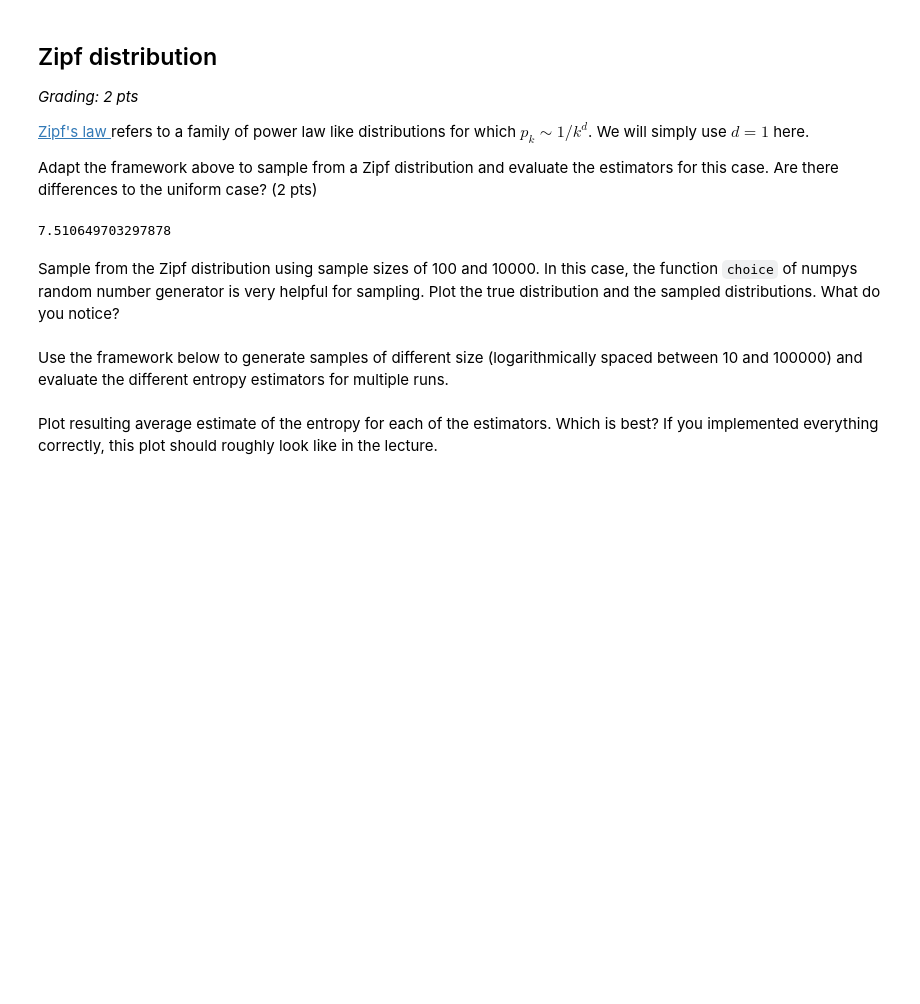
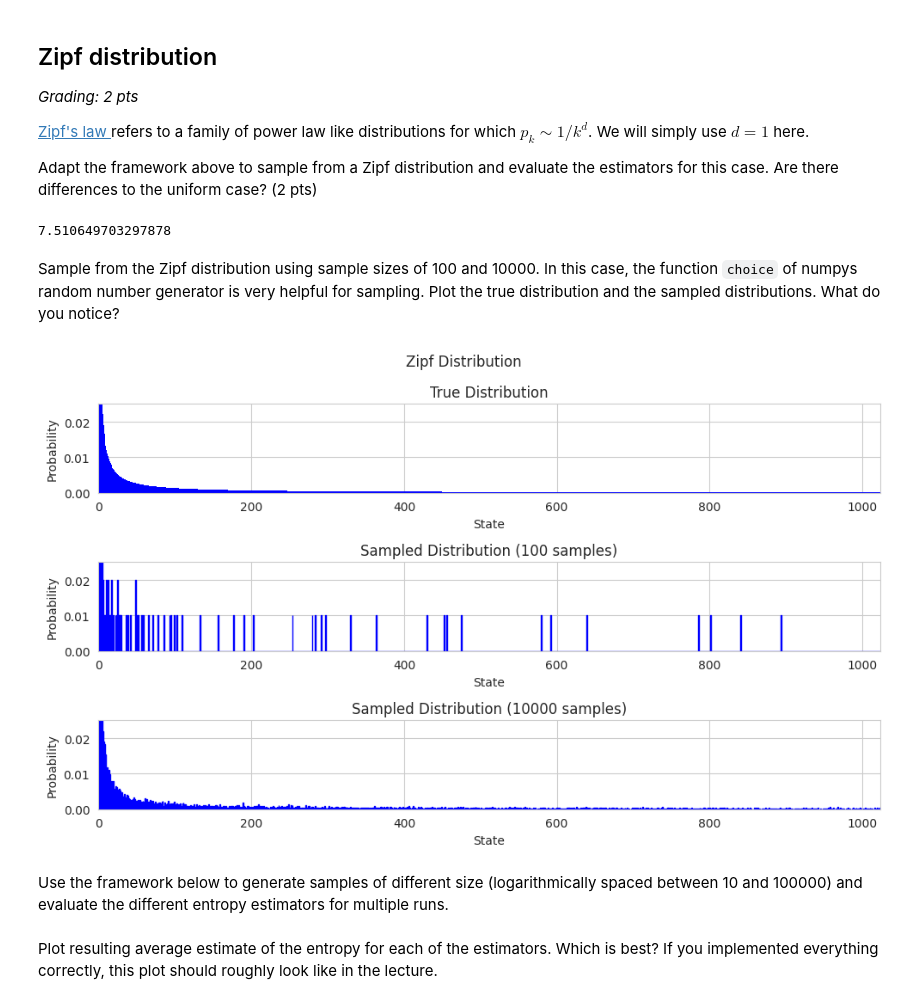
Before and after one commit to stedavkle/uni-tue-nds, a Jupyter notebook: CL8/notebooks/CodingLab8.ipynb, the cells around one changed output. Drawn from its saved outputs; the diff is of its cells as text; code cells hidden in the pictures; blank space fills up the shorter version.

```diff
--- a/CL8/notebooks/CodingLab8.ipynb
+++ b/CL8/notebooks/CodingLab8.ipynb
@@ -406,3 +443,49 @@ rng = np.random.default_rng(2)
+# %%
+# insert your code here
+rng = np.random.default_rng(2)
+
+# ---------------------------------------
+# Sample from the Zipf distribution
+# using sample size of 100 (0.5 pts)
+# ---------------------------------------
+samples_100 = rng.choice(N, size=100, p=p)
+
+
+# ---------------------------------------
+# Sample from the Zipf distribution
+# using sample size of 10000 (0.5 pts)
+# ---------------------------------------
+samples_10000 = rng.choice(N, size=10000, p=p)
+
+
+# ---------------------------------------
+# Plot the true distribution and the sampled
+# distributions. (0.5 pts)
+# ---------------------------------------
+fig, axs = plt.subplots(3, 1, figsize=(10, 6))
+
+axs[0].bar(np.arange(N), p, linewidth=0, width=1.0, color="b")
+axs[0].set_title("True Distribution")
+
+axs[1].hist(samples_100, bins=N, range=(0, N), density=True, ec="b", fc="b")
+axs[1].set_title("Sampled Distribution (100 samples)")
+
+axs[2].hist(samples_10000, bins=N, range=(0, N), density=True, ec="b", fc="b")
+axs[2].set_title("Sampled Distribution (10000 samples)")
+
+for ax in axs:
+    ax.set_xlim(-1, N)
+    ax.set_ylim(0, 0.025)
+    ax.set_xlabel("State")
+    ax.set_ylabel("Probability")
+
+plt.suptitle("Zipf Distribution")
+plt.tight_layout()
+plt.show()
+
+# TODO hist macht keine schönen plots, aber man sieht mehr, als wenn man np.histogram und bar dann nimmt. Idee wäre bins zusammenzufassen, e.g. immer 8.
+# %% [output]
+[figure, added]
 # %% [markdown]
 Use the framework below to generate samples of different size (logarithmically spaced between 10 and 100000) and evaluate the different entropy estimators for multiple runs.
 # %%
```
Also changed, not shown: parts of 12 cells of this notebook.
